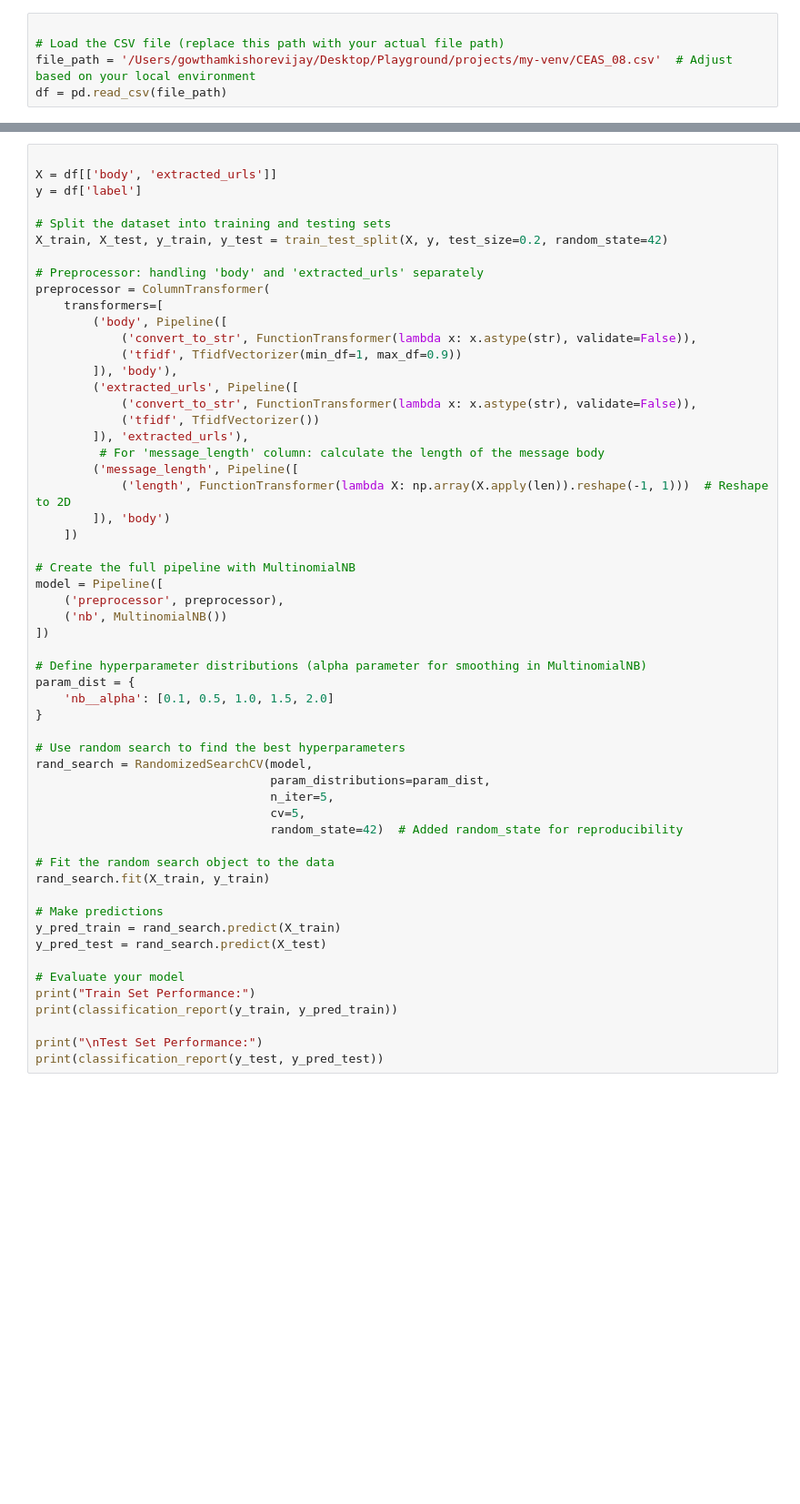
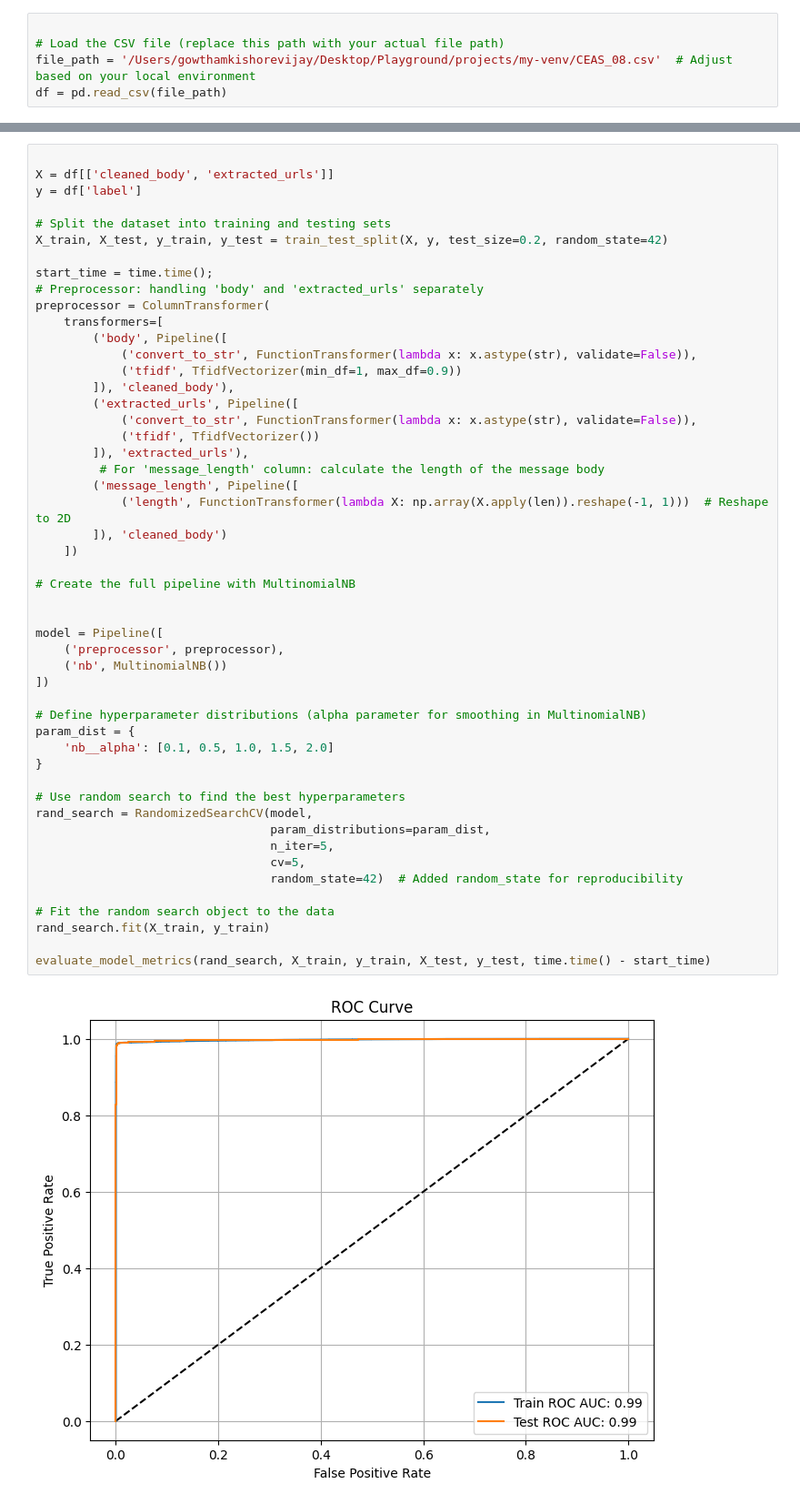
Before and after one commit to CSE-5160/classification-algorithms-, a Jupyter notebook: classification.ipynb, the cells around one changed output, grey strips where cells are left out. Shown at 91% size. Saved outputs shown, nothing was run; the diff lists cells and outputs as text; blank space fills up the shorter version.

```diff
--- a/classification.ipynb
+++ b/classification.ipynb
@@ -144,56 +357,52 @@ print(f"R^2 Score: {r2_score(y_test, y_pred_test)}")
 # %%
 
-X = df[['body', 'extracted_urls']]
+X = df[['cleaned_body', 'extracted_urls']]
 y = df['label']
 
 # Split the dataset into training and testing sets
 X_train, X_test, y_train, y_test = train_test_split(X, y, test_size=0.2, random_state=42)
 
+start_time = time.time();
 # Preprocessor: handling 'body' and 'extracted_urls' separately
 preprocessor = ColumnTransformer(
     transformers=[
         ('body', Pipeline([
             ('convert_to_str', FunctionTransformer(lambda x: x.astype(str), validate=False)),
             ('tfidf', TfidfVectorizer(min_df=1, max_df=0.9))
-        ]), 'body'),
+        ]), 'cleaned_body'),
         ('extracted_urls', Pipeline([
             ('convert_to_str', FunctionTransformer(lambda x: x.astype(str), validate=False)),
             ('tfidf', TfidfVectorizer())
         ]), 'extracted_urls'),
          # For 'message_length' column: calculate the length of the message body
         ('message_length', Pipeline([
             ('length', FunctionTransformer(lambda X: np.array(X.apply(len)).reshape(-1, 1)))  # Reshape to 2D
-        ]), 'body')
+        ]), 'cleaned_body')
     ])
 
 # Create the full pipeline with MultinomialNB
+
+
 model = Pipeline([
     ('preprocessor', preprocessor),
     ('nb', MultinomialNB())
 ])
 
 # Define hyperparameter distributions (alpha parameter for smoothing in MultinomialNB)
 param_dist = {
     'nb__alpha': [0.1, 0.5, 1.0, 1.5, 2.0]
 }
 
 # Use random search to find the best hyperparameters
 rand_search = RandomizedSearchCV(model,
                                  param_distributions=param_dist,
                                  n_iter=5,
                                  cv=5,
                                  random_state=42)  # Added random_state for reproducibility
 
 # Fit the random search object to the data
 rand_search.fit(X_train, y_train)
 
-# Make predictions
-y_pred_train = rand_search.predict(X_train)
-y_pred_test = rand_search.predict(X_test)
-
-# Evaluate your model
-print("Train Set Performance:")
-print(classification_report(y_train, y_pred_train))
-
-print("\nTest Set Performance:")
-print(classification_report(y_test, y_pred_test))
+evaluate_model_metrics(rand_search, X_train, y_train, X_test, y_test, time.time() - start_time)
+# %% [output]
+[figure, added]
```
Also changed, not shown: parts of 11 cells of this notebook, 2 other files.
